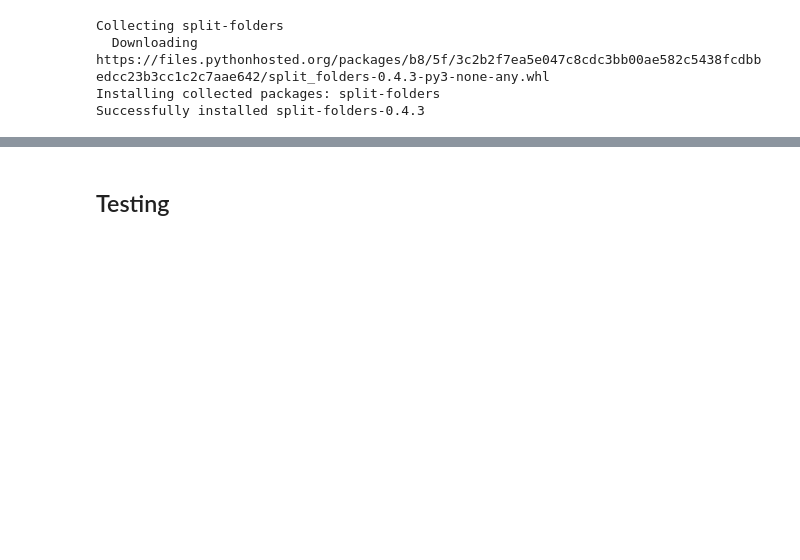
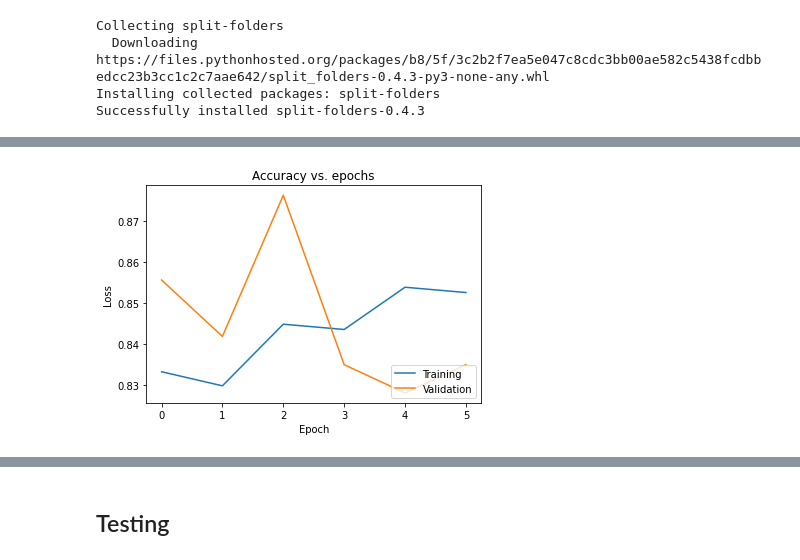
Before and after one commit to bhanuteja2001/COVID-19-XrayDetection, a Jupyter notebook: Model.ipynb, the cells around one changed output, grey strips where cells are left out. Saved outputs shown, nothing was run; the diff lists cells and outputs as text; code cells hidden in the pictures; blank space fills up the shorter version.

```diff
--- a/Model.ipynb
+++ b/Model.ipynb
@@ -235,0 +278,33 @@ plt.show()
+# %%
+
+train_datagen = ImageDataGenerator(rescale = 1./255,
+                                   horizontal_flip = True,
+                                   vertical_flip=True)
+
+test_datagen = ImageDataGenerator(rescale = 1./255)
+
+training_set = train_datagen.flow_from_directory('/content/drive/MyDrive/covid_image_data/output/train',
+                                                 target_size = (224, 224),
+                                                 batch_size = 16,
+                                                 class_mode = 'binary')
+
+test_set = test_datagen.flow_from_directory('/content/drive/MyDrive/covid_image_data/output/val',
+                                            target_size = (224, 224),
+                                            batch_size = 16,
+                                            class_mode = 'binary')
+
+'''r=model.fit_generator(training_set,
+                         samples_per_epoch = 8000,
+                         nb_epoch = 5,
+                         validation_data = test_set,
+                         nb_val_samples = 2000)'''
+
+# fit the model
+history = model1.fit_generator(
+  training_set,
+  validation_data=test_set,
+  epochs=50,
+  steps_per_epoch=len(training_set),
+  validation_steps=len(test_set),
+  callbacks=checkpoint_every_epoch
+)
@@ -235,0 +332,14 @@ plt.show()
+# %%
+try:
+    plt.plot(history.history['accuracy'])
+    plt.plot(history.history['val_accuracy'])
+except KeyError:
+    plt.plot(history.history['acc'])
+    plt.plot(history.history['val_acc'])
+plt.title('Accuracy vs. epochs')
+plt.ylabel('Loss')
+plt.xlabel('Epoch')
+plt.legend(['Training', 'Validation'], loc='lower right')
+plt.show()
+# %% [output]
+[figure, added]
```
Also changed, not shown: parts of 34 cells of this notebook.
